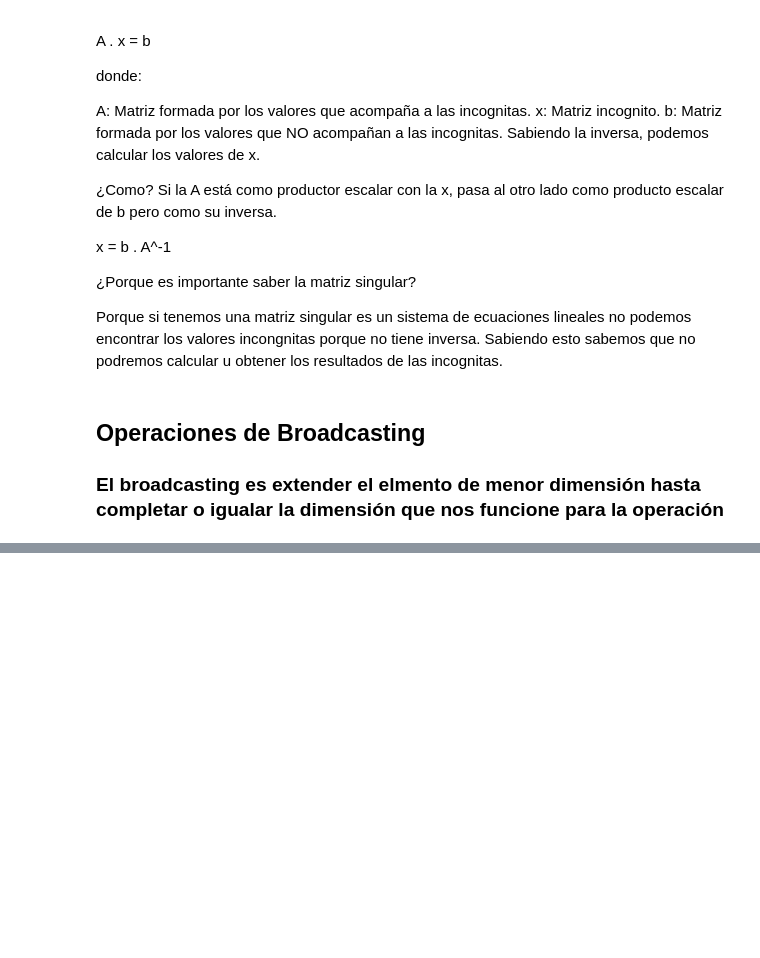
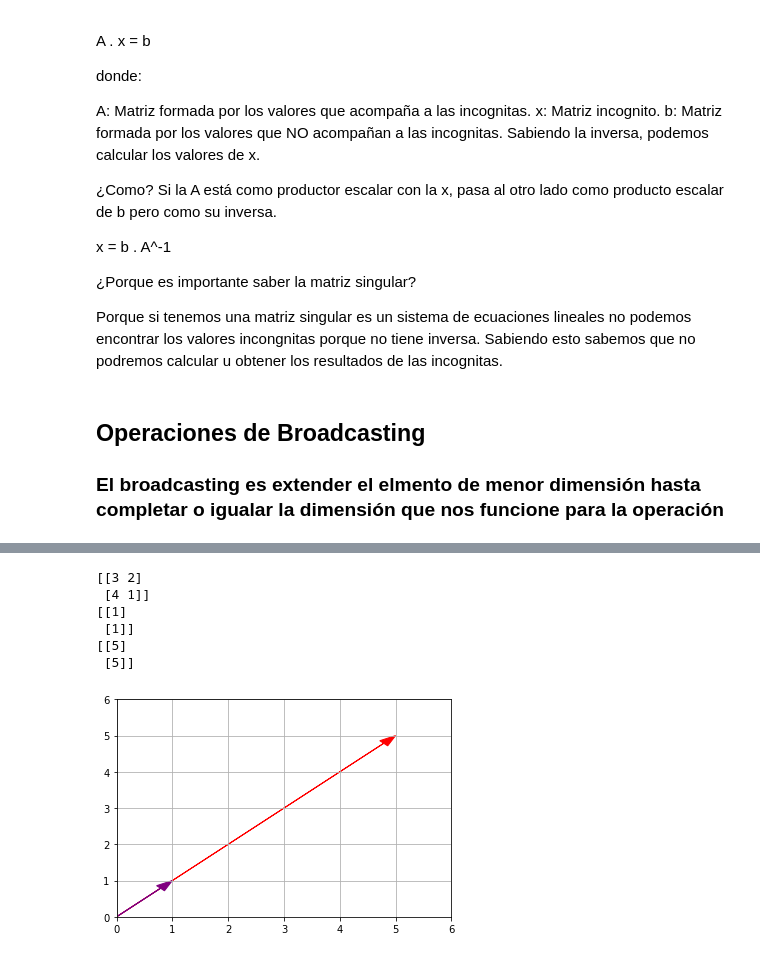
Before and after one commit to devfmx/master-data-ai, a Jupyter notebook: Kata Intro to AI/Intro_LinearAlgebra/LinarAlgebra.ipynb, the cells around one changed output, grey strips where cells are left out. Saved outputs shown, nothing was run; the diff lists cells and outputs as text; code cells hidden in the pictures; blank space fills up the shorter version.

```diff
--- a/Kata Intro to AI/Intro_LinearAlgebra/LinarAlgebra.ipynb
+++ b/Kata Intro to AI/Intro_LinearAlgebra/LinarAlgebra.ipynb
@@ -554,0 +649,27 @@ plt.imshow(lum_img, cmap="hot")
+# %%
+# Definimos una matriz
+M = np.array([[3, 2], [4, 1]])
+print(M)
+
+# Definimos un vector
+v = np.array([[1], [1]])
+print(v)
+
+# a ver sicierto
+u = M.dot(v)
+print(u)
+# %% [output]
+[[3 2]
+ [4 1]]
+[[1]
+ [1]]
+[[5]
+ [5]]
+# %%
+plot_vector(u.flatten(), color="r")
+plot_vector(v.flatten(), color="purple")
+plt.axis([0, 6, 0, 6])
+plt.grid()
+plt.show()
+# %% [output]
+[figure, added]
```
Also changed, not shown: parts of 46 cells of this notebook.
